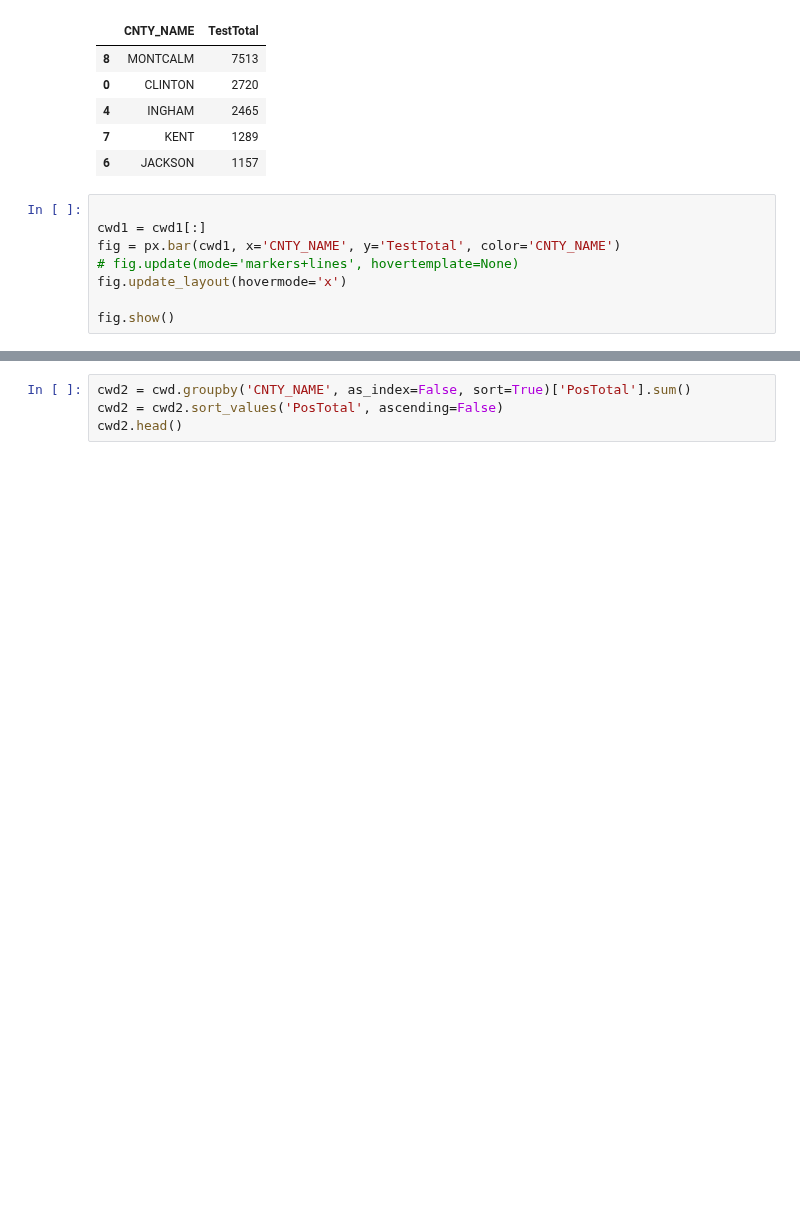
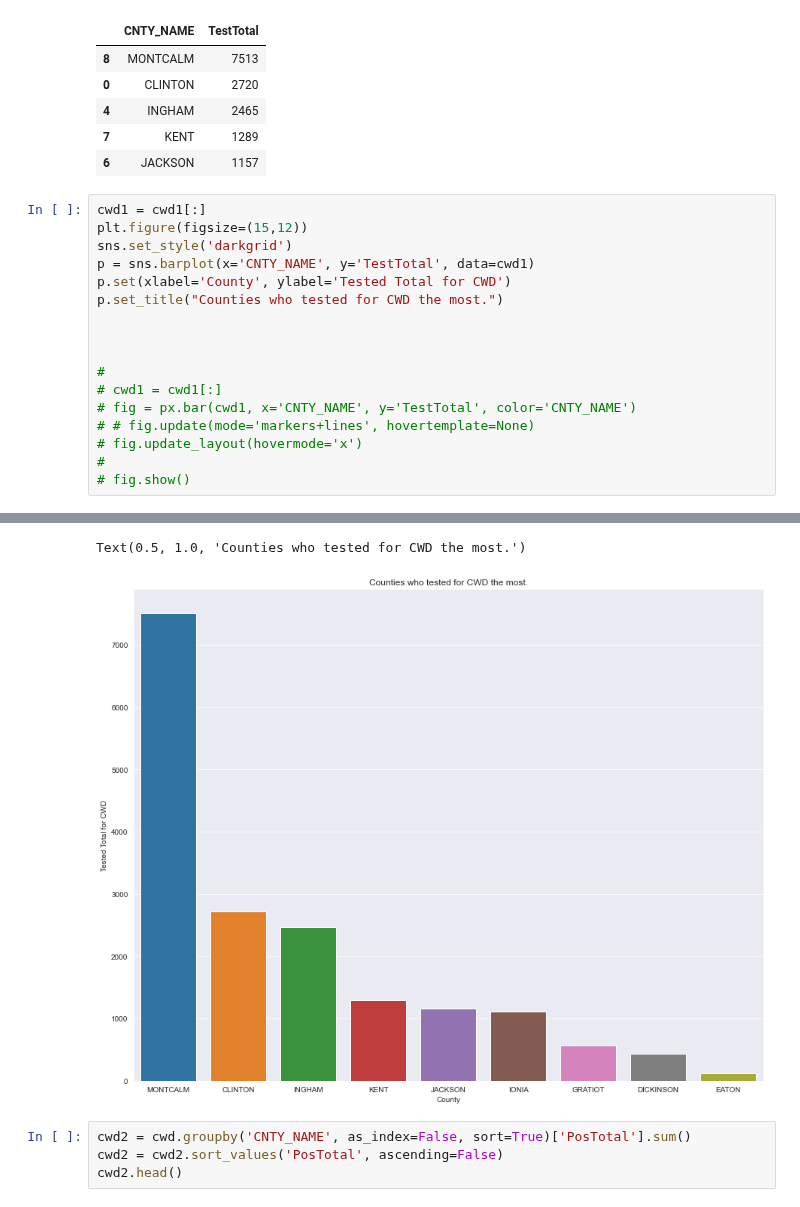
Before and after one commit to Ambush3/Michigan-Deer-CWD, a Jupyter notebook: CWD.ipynb, the cells around one changed output, grey strips where cells are left out. Cells and saved outputs as stored; diff of their text form; blank space fills up the shorter version.

```diff
--- a/CWD.ipynb
+++ b/CWD.ipynb
@@ -85,11 +88,20 @@ cwd1.head()
 | 7 | KENT | 1289 |
 | 6 | JACKSON | 1157 |
 # %%
+cwd1 = cwd1[:]
+plt.figure(figsize=(15,12))
+sns.set_style('darkgrid')
+p = sns.barplot(x='CNTY_NAME', y='TestTotal', data=cwd1)
+p.set(xlabel='County', ylabel='Tested Total for CWD')
+p.set_title("Counties who tested for CWD the most.")
 
-cwd1 = cwd1[:]
-fig = px.bar(cwd1, x='CNTY_NAME', y='TestTotal', color='CNTY_NAME')
-# fig.update(mode='markers+lines', hovertemplate=None)
-fig.update_layout(hovermode='x')
 
-fig.show()
+
+#
+# cwd1 = cwd1[:]
+# fig = px.bar(cwd1, x='CNTY_NAME', y='TestTotal', color='CNTY_NAME')
+# # fig.update(mode='markers+lines', hovertemplate=None)
+# fig.update_layout(hovermode='x')
+#
+# fig.show()
 # %% [output]
@@ -97,3 +108,5 @@ fig.show()
+Text(0.5, 1.0, 'Counties who tested for CWD the most.')
+[figure, added]
 # %%
 cwd2 = cwd.groupby('CNTY_NAME', as_index=False, sort=True)['PosTotal'].sum()
 cwd2 = cwd2.sort_values('PosTotal', ascending=False)
```
Also changed, not shown: parts of 6 cells of this notebook.
